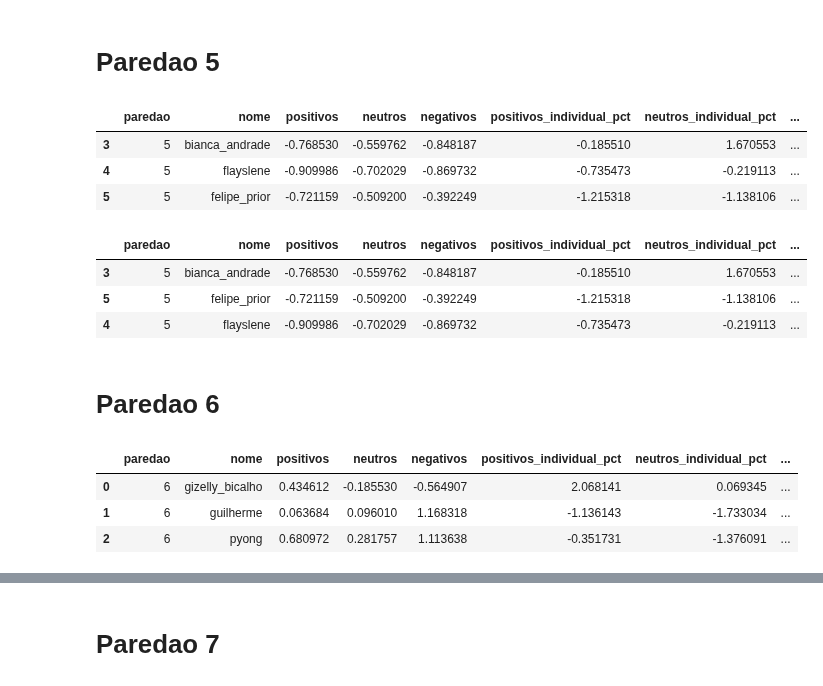
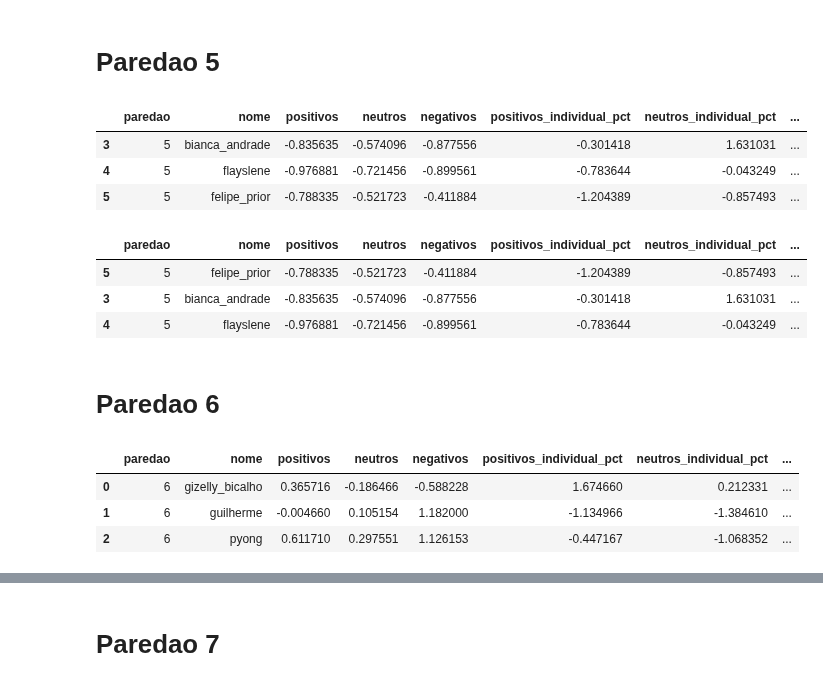
Before and after one commit to kenzosakiyama/BBBert20, a Jupyter notebook: regression/linear_regression.ipynb, the cells around one changed output, grey strips where cells are left out. Saved outputs shown, nothing was run; the diff lists cells and outputs as text; code cells hidden in the pictures.

```diff
--- a/regression/linear_regression.ipynb
+++ b/regression/linear_regression.ipynb
@@ -9,4 +9,5 @@ from regression_utils import *
 from sklearn.linear_model import LinearRegression
 # %%
 NORMALIZE = True
+REMOVE = []
 # %%
@@ -129,13 +130,13 @@ test_df.sort_values(by="predicao", ascending=False)
 # %% [markdown]
 # Paredao 5
 # %%
-train_df, test_df, mean, std = get_train_test(5, normalize=NORMALIZE)
+train_df, test_df, mean, std = get_train_test(5, normalize=NORMALIZE, drop_columns=REMOVE)
 test_df
 # %% [output]
 |  | paredao | nome | positivos | neutros | negativos | positivos_individual_pct | neutros_individual_pct | ... |
-| 3 | 5 | bianca_andrade | -0.768530 | -0.559762 | -0.848187 | -0.185510 | 1.670553 | ... |
-| 4 | 5 | flayslene | -0.909986 | -0.702029 | -0.869732 | -0.735473 | -0.219113 | ... |
-| 5 | 5 | felipe_prior | -0.721159 | -0.509200 | -0.392249 | -1.215318 | -1.138106 | ... |
+| 3 | 5 | bianca_andrade | -0.835635 | -0.574096 | -0.877556 | -0.301418 | 1.631031 | ... |
+| 4 | 5 | flayslene | -0.976881 | -0.721456 | -0.899561 | -0.783644 | -0.043249 | ... |
+| 5 | 5 | felipe_prior | -0.788335 | -0.521723 | -0.411884 | -1.204389 | -0.857493 | ... |
 # %%
 x_train, y_train = train_df.drop(columns=["paredao", "nome", "rejeicao"], axis=1).to_numpy(), train_df.drop(columns=train_df.columns[:-1], axis=1).to_numpy()
 x_test, y_test = test_df.drop(columns=["paredao", "nome", "rejeicao"], axis=1).to_numpy(), test_df.drop(columns=train_df.columns[:-1], axis=1).to_numpy()
@@ -152,19 +153,19 @@ summary_df = summary_df.append(test_df, ignore_index=True, sort=False)
 test_df.sort_values(by="predicao", ascending=False)
 # %% [output]
 |  | paredao | nome | positivos | neutros | negativos | positivos_individual_pct | neutros_individual_pct | ... |
-| 3 | 5 | bianca_andrade | -0.768530 | -0.559762 | -0.848187 | -0.185510 | 1.670553 | ... |
-| 5 | 5 | felipe_prior | -0.721159 | -0.509200 | -0.392249 | -1.215318 | -1.138106 | ... |
-| 4 | 5 | flayslene | -0.909986 | -0.702029 | -0.869732 | -0.735473 | -0.219113 | ... |
+| 5 | 5 | felipe_prior | -0.788335 | -0.521723 | -0.411884 | -1.204389 | -0.857493 | ... |
+| 3 | 5 | bianca_andrade | -0.835635 | -0.574096 | -0.877556 | -0.301418 | 1.631031 | ... |
+| 4 | 5 | flayslene | -0.976881 | -0.721456 | -0.899561 | -0.783644 | -0.043249 | ... |
 # %% [markdown]
 # Paredao 6
 # %%
-train_df, test_df, mean, std = get_train_test(6, normalize=NORMALIZE)
+train_df, test_df, mean, std = get_train_test(6, normalize=NORMALIZE, drop_columns=REMOVE)
 test_df
 # %% [output]
 |  | paredao | nome | positivos | neutros | negativos | positivos_individual_pct | neutros_individual_pct | ... |
-| 0 | 6 | gizelly_bicalho | 0.434612 | -0.185530 | -0.564907 | 2.068141 | 0.069345 | ... |
-| 1 | 6 | guilherme | 0.063684 | 0.096010 | 1.168318 | -1.136143 | -1.733034 | ... |
-| 2 | 6 | pyong | 0.680972 | 0.281757 | 1.113638 | -0.351731 | -1.376091 | ... |
+| 0 | 6 | gizelly_bicalho | 0.365716 | -0.186466 | -0.588228 | 1.674660 | 0.212331 | ... |
+| 1 | 6 | guilherme | -0.004660 | 0.105154 | 1.182000 | -1.134966 | -1.384610 | ... |
+| 2 | 6 | pyong | 0.611710 | 0.297551 | 1.126153 | -0.447167 | -1.068352 | ... |
 # %%
 x_train, y_train = train_df.drop(columns=["paredao", "nome", "rejeicao"], axis=1).to_numpy(), train_df.drop(columns=train_df.columns[:-1], axis=1).to_numpy()
 x_test, y_test = test_df.drop(columns=["paredao", "nome", "rejeicao"], axis=1).to_numpy(), test_df.drop(columns=train_df.columns[:-1], axis=1).to_numpy()
```
Also changed, not shown: parts of 20 cells of this notebook, 1 other file.
